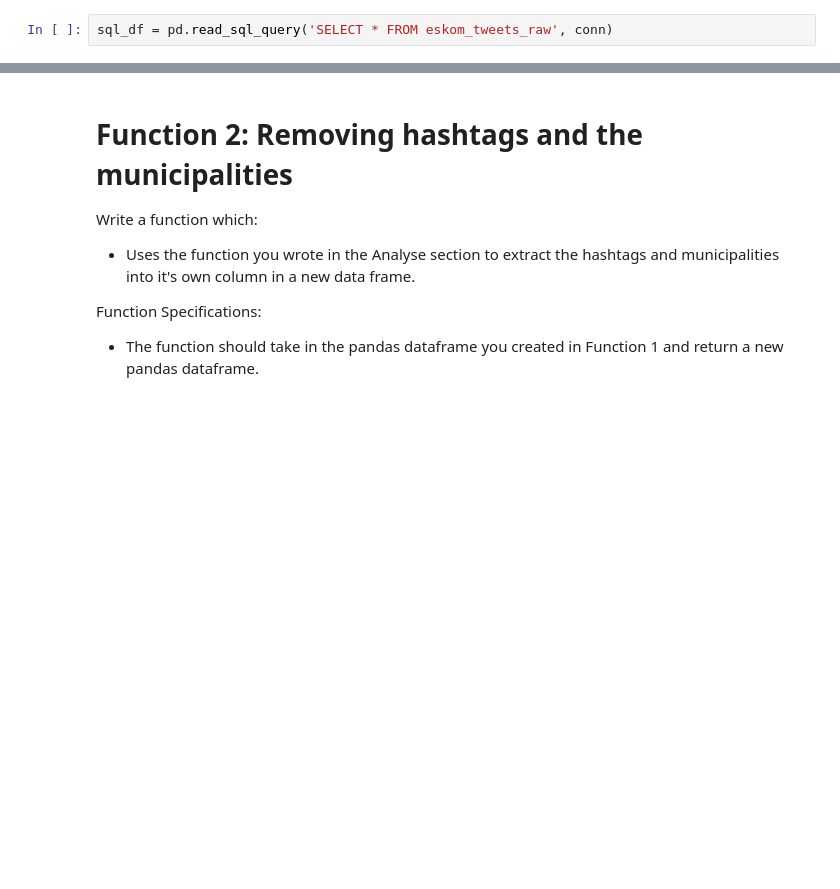
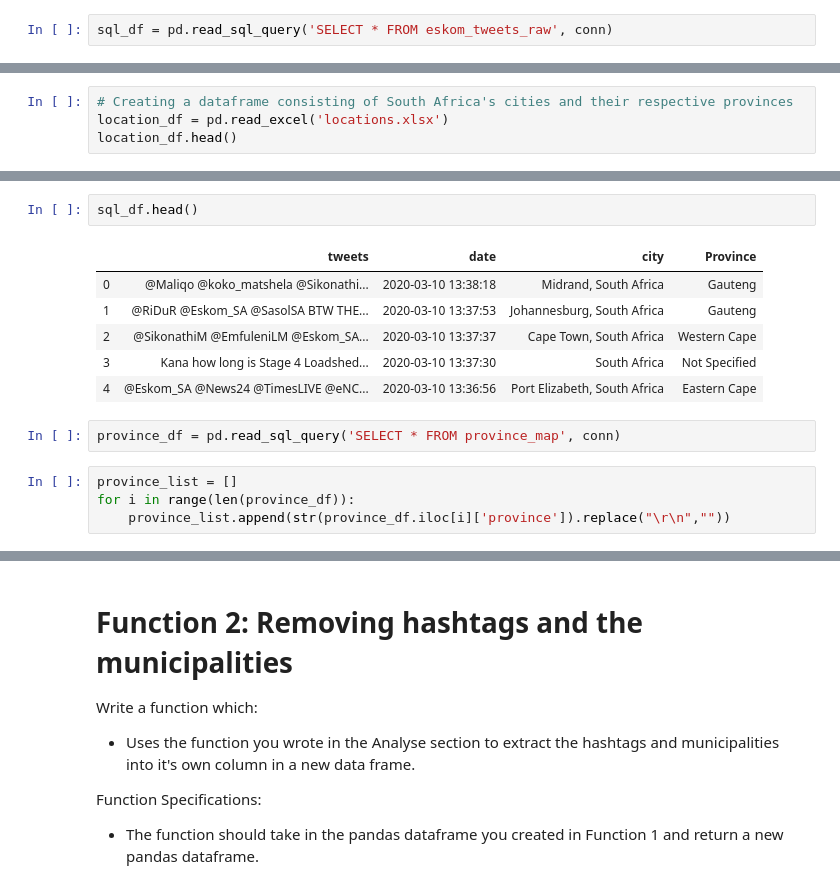
Before and after one commit to Ndu3000/eskom_gather, a Jupyter notebook: pipeline_student_version.ipynb, the cells around one changed output, grey strips where cells are left out. Saved outputs shown, nothing was run; the diff lists cells and outputs as text; blank space fills up the shorter version.

```diff
--- a/pipeline_student_version.ipynb
+++ b/pipeline_student_version.ipynb
@@ -165,0 +166,4 @@ sql_df.head()
+# %%
+# Creating a dataframe consisting of South Africa's cities and their respective provinces
+location_df = pd.read_excel('locations.xlsx')
+location_df.head()
@@ -165,0 +191,15 @@ sql_df.head()
+# %%
+sql_df.head()
+# %% [output]
+|  | tweets | date | city | Province |
+| 0 | @Maliqo @koko_matshela @Sikonathi... | 2020-03-10 13:38:18 | Midrand, South Africa | Gauteng |
+| 1 | @RiDuR @Eskom_SA @SasolSA BTW THE... | 2020-03-10 13:37:53 | Johannesburg, South Africa | Gauteng |
+| 2 | @SikonathiM @EmfuleniLM @Eskom_SA... | 2020-03-10 13:37:37 | Cape Town, South Africa | Western Cape |
+| 3 | Kana how long is Stage 4 Loadshed... | 2020-03-10 13:37:30 | South Africa | Not Specified |
+| 4 | @Eskom_SA @News24 @TimesLIVE @eNC... | 2020-03-10 13:36:56 | Port Elizabeth, South Africa | Eastern Cape |
+# %%
+province_df = pd.read_sql_query('SELECT * FROM province_map', conn)
+# %%
+province_list = []
+for i in range(len(province_df)):
+    province_list.append(str(province_df.iloc[i]['province']).replace("\r\n",""))
```
Also changed, not shown: parts of 15 cells of this notebook.
